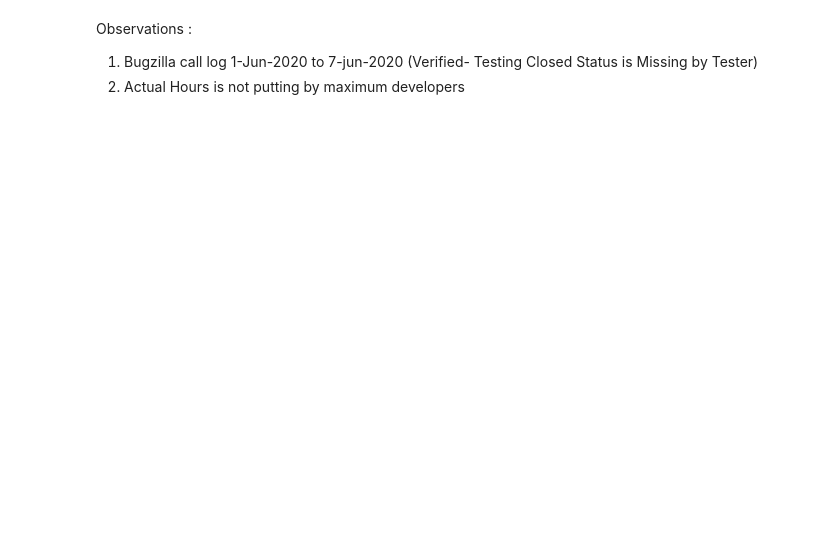
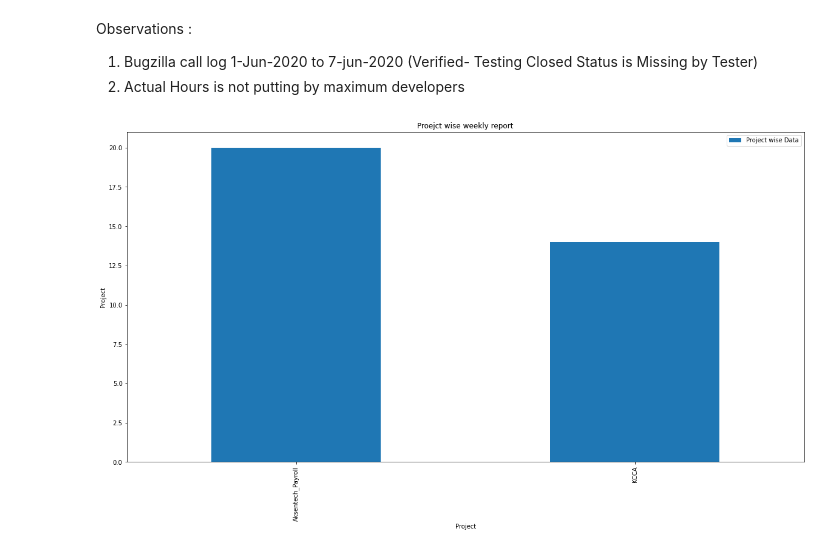
Before and after one commit to dharmendra-chouhan/-DEAS-Accounts---Municipal-Corporation, a Jupyter notebook: Timesheet.ipynb, the cells around one changed output. Drawn from its saved outputs; the diff is of its cells as text; code cells hidden in the pictures; blank space fills up the shorter version.

```diff
--- a/Timesheet.ipynb
+++ b/Timesheet.ipynb
@@ -60,3 +44,21 @@ DataFrame based on Deadline date.
 Observations :
   1. Bugzilla call log 1-Jun-2020 to 7-jun-2020 (Verified- Testing Closed Status is Missing by Tester)
   2. Actual Hours is not putting  by maximum developers
+# %%
+#@title  {display-mode: "form"}
+bugzilla_tot = bugs20200608.groupby(['Product']).agg({"Bug ID": pd.Series.nunique}).apply(list)
+bugzilla_tot = bugzilla_tot.reset_index()
+
+
+bugzilla_tot.rename(columns={'Bug ID': 'Project wise Data'}, inplace=True)
+plt.rcParams['figure.figsize'] =[20,10]
+import pandas as pd
+import matplotlib.pyplot as plt
+ax = bugzilla_tot.plot.bar(x='Product', rot=0)
+plt.ylabel('Project')
+plt.xlabel('Project')
+plt.xticks(rotation=90)
+plt.title('Proejct wise weekly report')
+plt.show()
+# %% [output]
+[figure, added]
```
Also changed, not shown: parts of 5 cells of this notebook.
